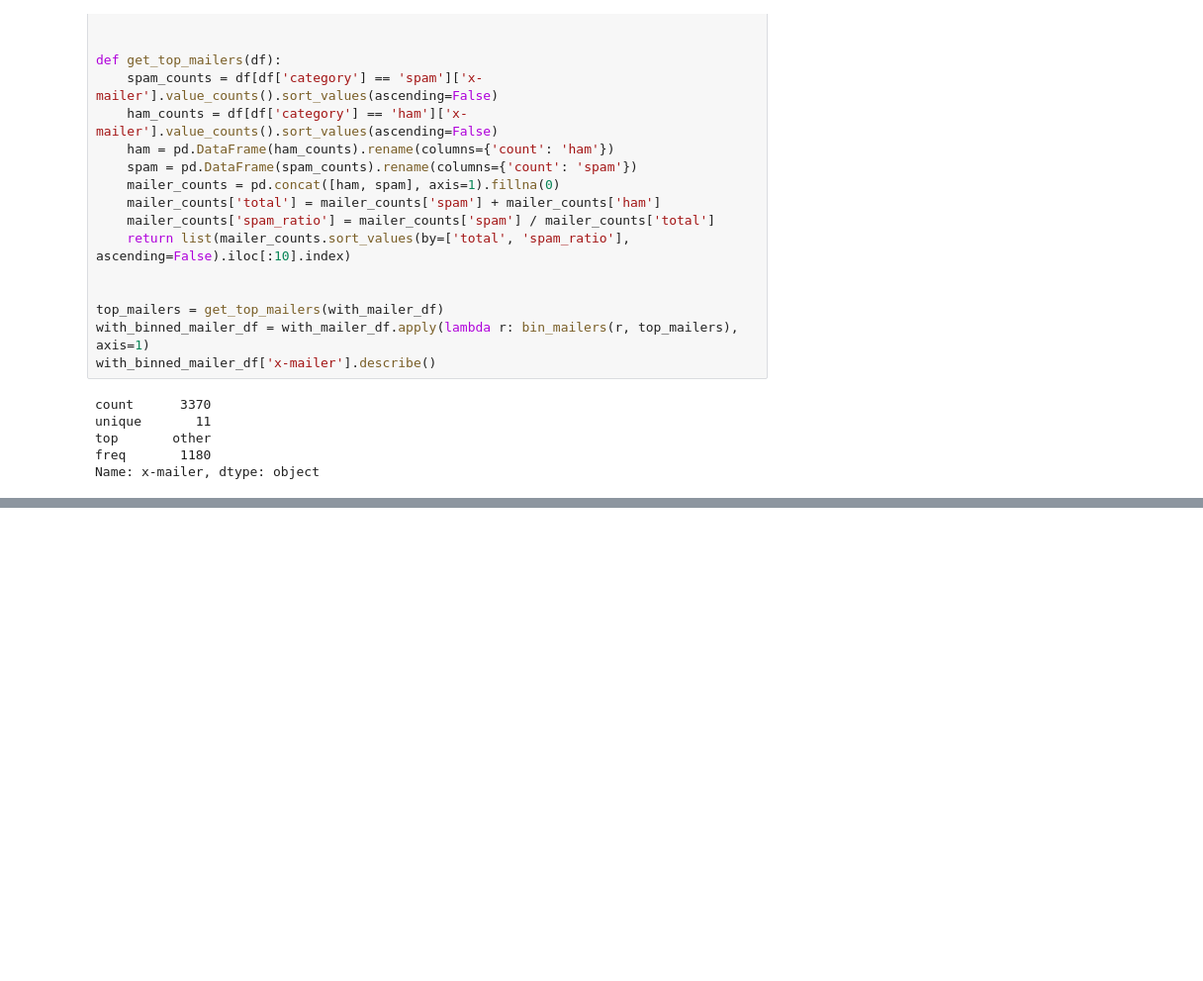
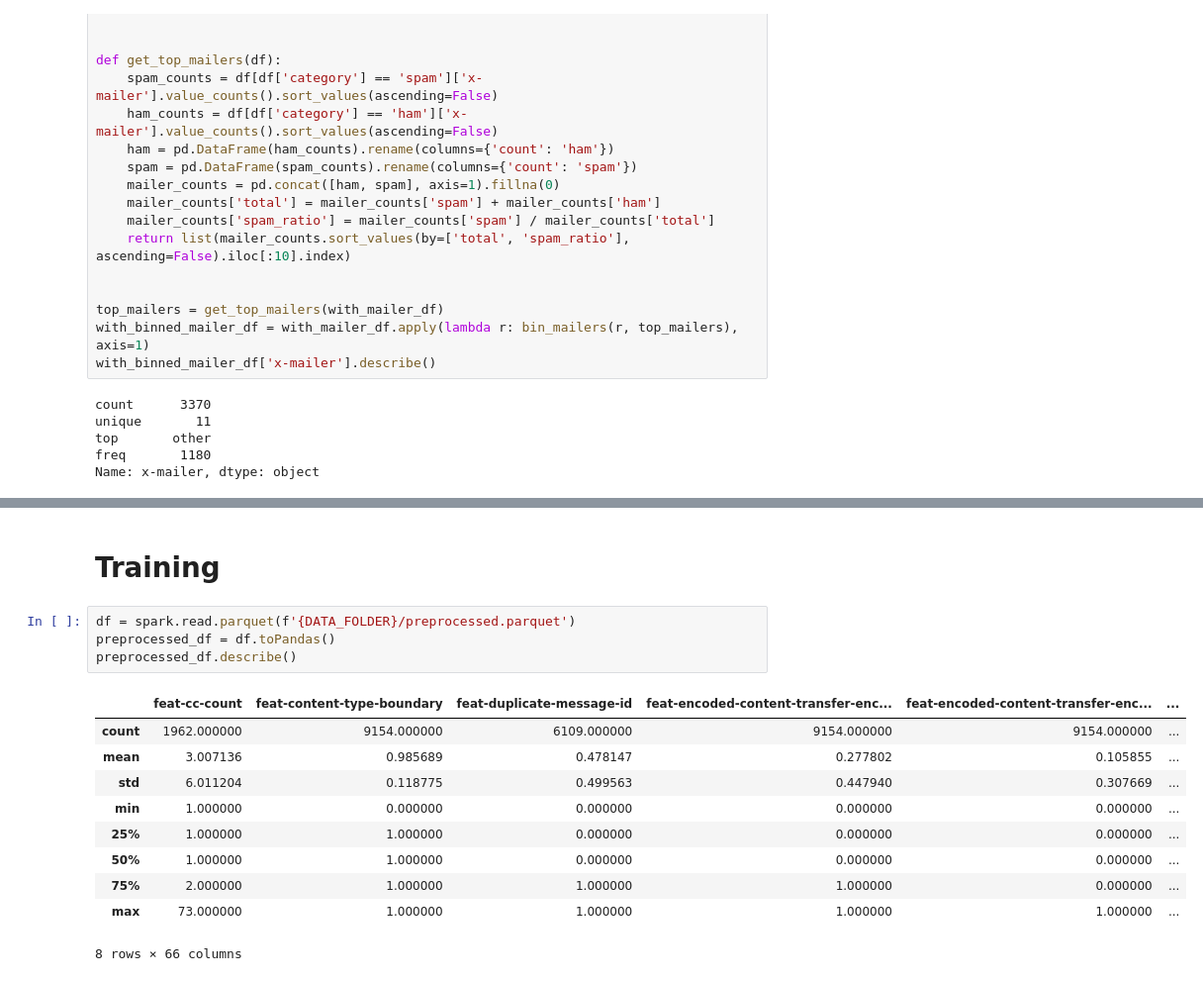
Before and after one commit to mtsraposo/hands-on-ml, a Jupyter notebook: hands_on_ml/chapter_3/notebooks/spam_classifier.ipynb, the cells around one changed output, grey strips where cells are left out. Shown at 99% size. Drawn from its saved outputs; the diff is of its cells as text; blank space fills up the shorter version.

```diff
--- a/hands_on_ml/chapter_3/notebooks/spam_classifier.ipynb
+++ b/hands_on_ml/chapter_3/notebooks/spam_classifier.ipynb
@@ -621,0 +724,17 @@ Name: subject, Length: 9154, dtype: object
+# %% [markdown]
+# Training
+# %%
+df = spark.read.parquet(f'{DATA_FOLDER}/preprocessed.parquet')
+preprocessed_df = df.toPandas()
+preprocessed_df.describe()
+# %% [output]
+|  | feat-cc-count | feat-content-type-boundary | feat-duplicate-message-id | feat-encoded-content-transfer-enc... | feat-encoded-content-transfer-enc... | ... |
+| count | 1962.000000 | 9154.000000 | 6109.000000 | 9154.000000 | 9154.000000 | ... |
+| mean | 3.007136 | 0.985689 | 0.478147 | 0.277802 | 0.105855 | ... |
+| std | 6.011204 | 0.118775 | 0.499563 | 0.447940 | 0.307669 | ... |
+| min | 1.000000 | 0.000000 | 0.000000 | 0.000000 | 0.000000 | ... |
+| 25% | 1.000000 | 1.000000 | 0.000000 | 0.000000 | 0.000000 | ... |
+| 50% | 1.000000 | 1.000000 | 0.000000 | 0.000000 | 0.000000 | ... |
+| 75% | 2.000000 | 1.000000 | 1.000000 | 1.000000 | 0.000000 | ... |
+| max | 73.000000 | 1.000000 | 1.000000 | 1.000000 | 1.000000 | ... |
+8 rows × 66 columns
```
Also changed, not shown: parts of 19 cells of this notebook.
